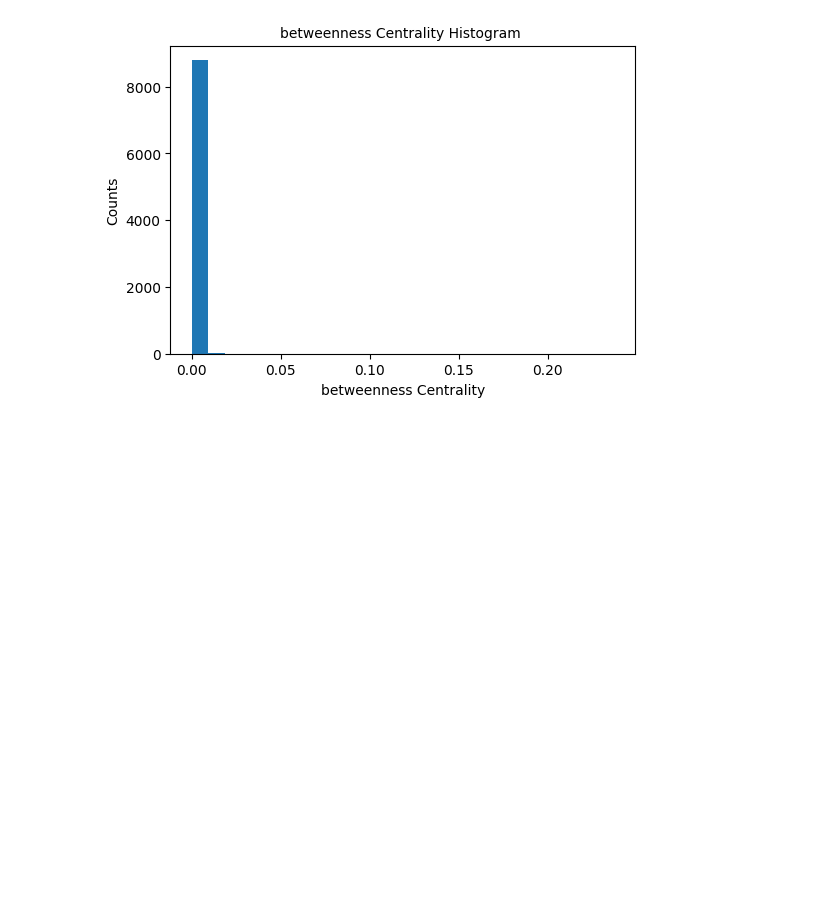
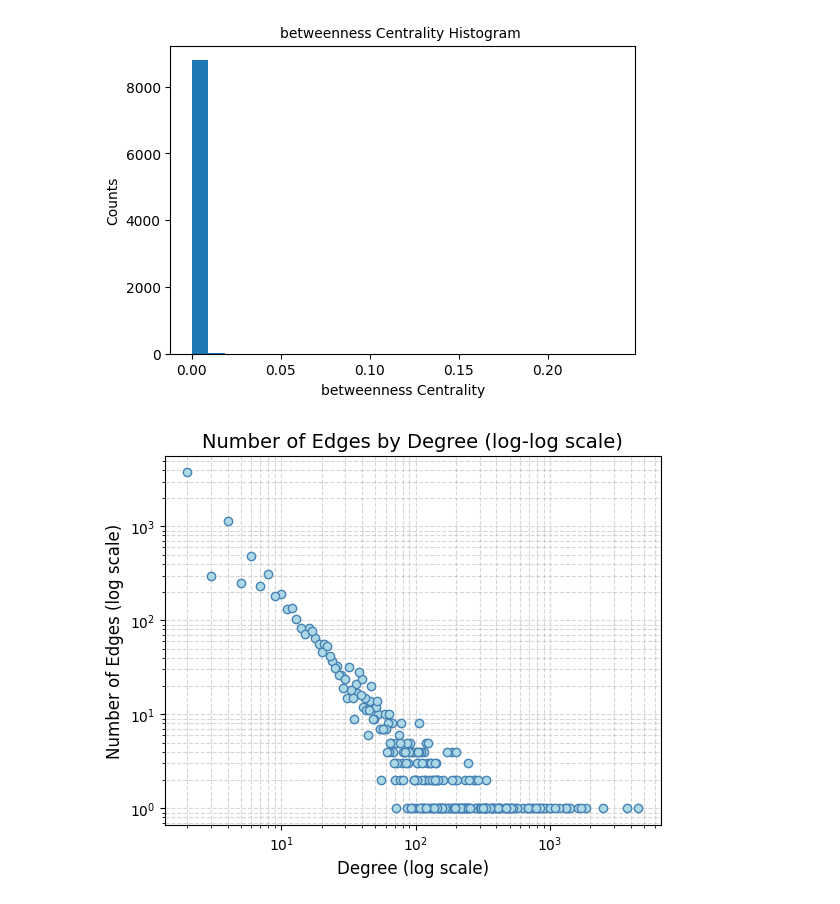
Before and after one commit to haylibi/network_science-word_analysis, a Jupyter notebook: notebook.ipynb, the cells around one changed output. Drawn from its saved outputs; the diff is of its cells as text; code cells hidden in the pictures; blank space fills up the shorter version.

```diff
--- a/notebook.ipynb
+++ b/notebook.ipynb
@@ -448,3 +448,31 @@ emptied -> 0.0
 shouldering -> 0.0
 Text(0, 0.5, 'Counts')
 [figure]
+# %%
+degrees_dict = dict(network.degree)
+
+# Count the frequencies of each degree
+degree_frequencies = {}
+for degree in degrees_dict.values():
+    degree_frequencies[degree] = degree_frequencies.get(degree, 0) + 1
+
+# Extract the degrees and frequencies as separate lists
+x = list(degree_frequencies.keys())
+y = list(degree_frequencies.values())
+
+# Plot the graph with log-log scale
+plt.loglog(x, y, 'o', color='steelblue', markersize=6, markerfacecolor='lightblue', markeredgecolor='steelblue')
+plt.xlabel('Degree (log scale)', fontsize=12)
+plt.ylabel('Number of Edges (log scale)', fontsize=12)
+plt.title('Number of Edges by Degree (log-log scale)', fontsize=14)
+
+# Customize the grid lines
+plt.grid(True, which="both", linestyle='--', alpha=0.5)
+
+# Adjust the tick size and label size
+plt.tick_params(axis='both', which='major', labelsize=10)
+plt.tick_params(axis='both', which='minor', labelsize=8)
+
+plt.show()
+# %% [output]
+[figure, added]
```
